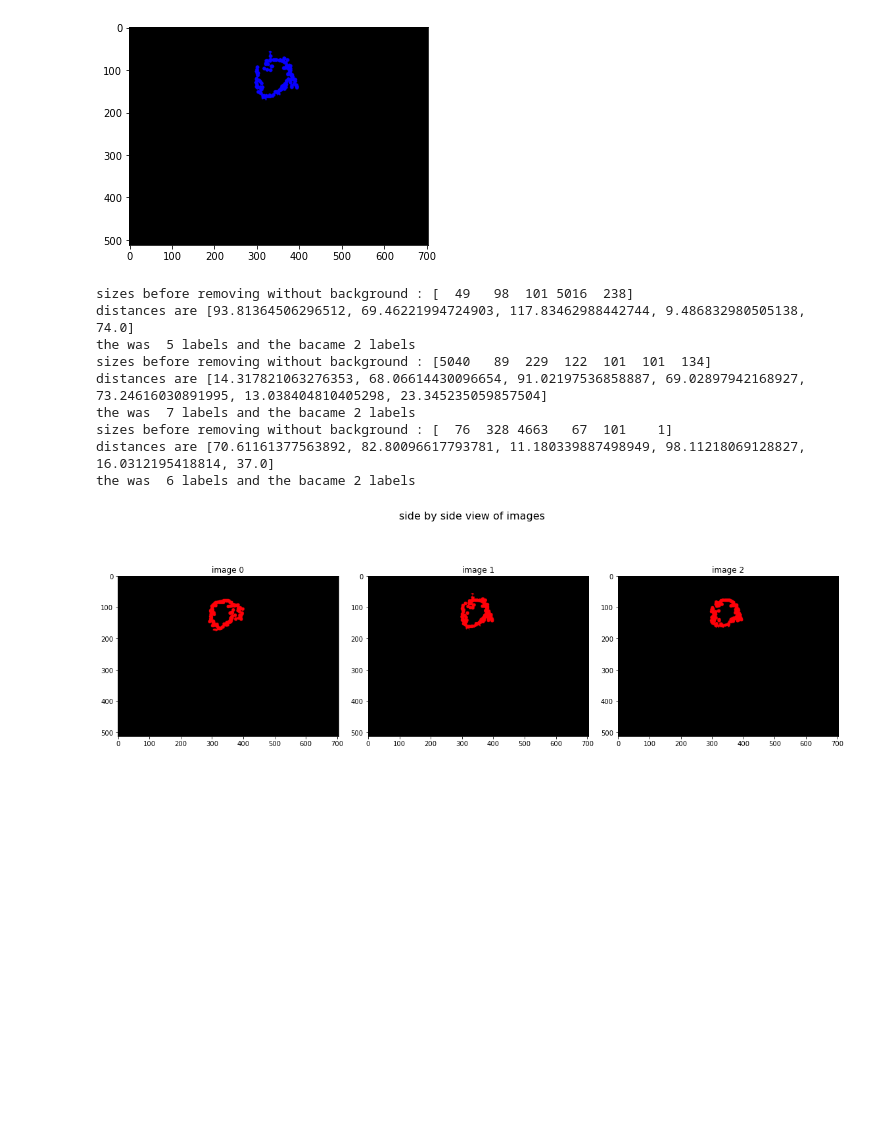
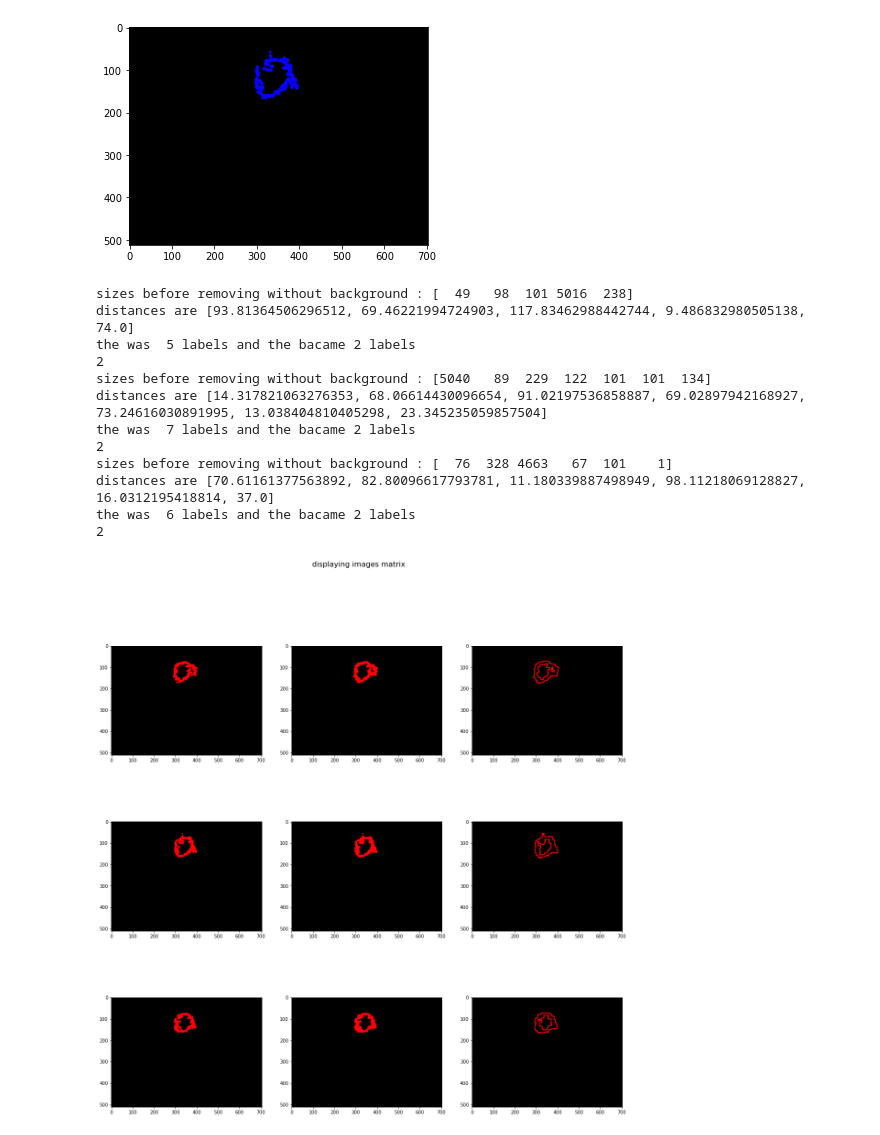
Before and after one commit to yousraBRK/Vesicule_Segmentation_with_ContourRegularisation, a Jupyter notebook: Code.ipynb, the cells around one changed output. Saved outputs shown, nothing was run; the diff lists cells and outputs as text; code cells hidden in the pictures; blank space fills up the shorter version.

Commit message:
Apply closing function

```diff
--- a/Code.ipynb
+++ b/Code.ipynb
@@ -196,25 +192,0 @@ Remove small components
-# %%
-
-dataImages=[imgplt5,imgplt6,imgplt7]   #images with their initials points
-all_images=[]
-NUM_ROWS = 3
-IMGs_IN_ROW = 3
-dilatation_size=1
-#to save all images with their diffrent transformations
-for i, image in enumerate(dataImages):
-    #do dilatation
-    dilatation_dst=Dilation(image,dilatation_size)
-    #laplacian_dist=cv2.Laplacian(src,2)
-    #Convert to gray scale
-    grey_image=cv2.cvtColor(dilatation_dst,cv2.COLOR_BGR2GRAY)
-    #Convert to binary
-    binary_image=cv2.adaptiveThreshold(grey_image,255,cv2.ADAPTIVE_THRESH_GAUSSIAN_C,cv2.THRESH_BINARY,3,4)
-    #binary_image=cv2.adaptiveThreshold(grey_image,255,cv2.ADAPTIVE_THRESH_MEAN_C,cv2.THRESH_BINARY,3,4)
-    #Compute  connected components
-    num_labels, labels_im = cv2.connectedComponents(binary_image,connectivity=4)
-    labeled_img=display_components(labels_im)
-    all_images.append(image)
-    all_images.append(binary_image)
-    all_images.append(labeled_img)
-
-displayInLine(all_images,NUM_ROWS,IMGs_IN_ROW)
@@ -335,28 +305,41 @@ the was  10 labels and the bacame 2 labels
 # %%
 #The Algorithm
 
 all_images =[]
 dataImages=[imgplt5,imgplt6,imgplt7]
 dataCenterPoint =[CP5_df,CP6_df,CP7_df]
 final_images=[]
 for i, image in enumerate(dataImages):
-    dilitation_size=0
-    labels,New_image=Process(dilatation_size,image,dataCenterPoint[i])
+    d_size=2
+    labels,New_image=Process(d_size,image,dataCenterPoint[i])
     while (labels !=1):
-        dilatation_size+=1
-        labels,New_image=Process(dilatation_size,image,dataCenterPoint[i])
+        d_size=d_size+1
+        labels,New_image=Process(d_size,image,dataCenterPoint[i])
+
 
     final_images.append(New_image)
+    kernelcL = np.ones((7, 7), np.uint8)
+    closing = cv2.morphologyEx(New_image, cv2.MORPH_CLOSE, kernel)
+    kernel = np.ones((5,5), np.uint8)
+    morph_gr = cv2.morphologyEx(closing, cv2.MORPH_GRADIENT, kernel)
 
-displaySideBySide(final_images,1,3)
+    final_images.append(closing)
+    final_images.append(morph_gr)
+
+    print(d_size)
+
+displayInLine(final_images,3,3)
 # %% [output]
 sizes before removing without background : [  49   98  101 5016  238]
 distances are [93.81364506296512, 69.46221994724903, 117.83462988442744, 9.486832980505138, 74.0]
 the was  5 labels and the bacame 2 labels
+2
 sizes before removing without background : [5040   89  229  122  101  101  134]
 distances are [14.317821063276353, 68.06614430096654, 91.02197536858887, 69.02897942168927, 73.24616030891995, 13.038404810405298, 23.345235059857504]
 the was  7 labels and the bacame 2 labels
+2
 sizes before removing without background : [  76  328 4663   67  101    1]
 distances are [70.61161377563892, 82.80096617793781, 11.180339887498949, 98.11218069128827, 16.0312195418814, 37.0]
 the was  6 labels and the bacame 2 labels
+2
-[figure, old version]
+[figure, new version]
```
Also changed, not shown: parts of 4 cells of this notebook.
